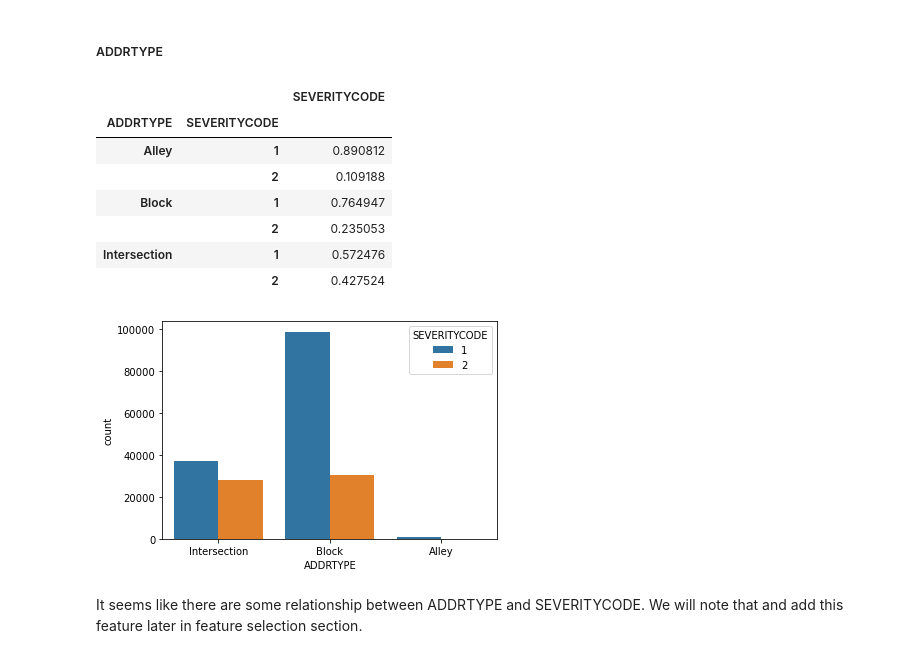
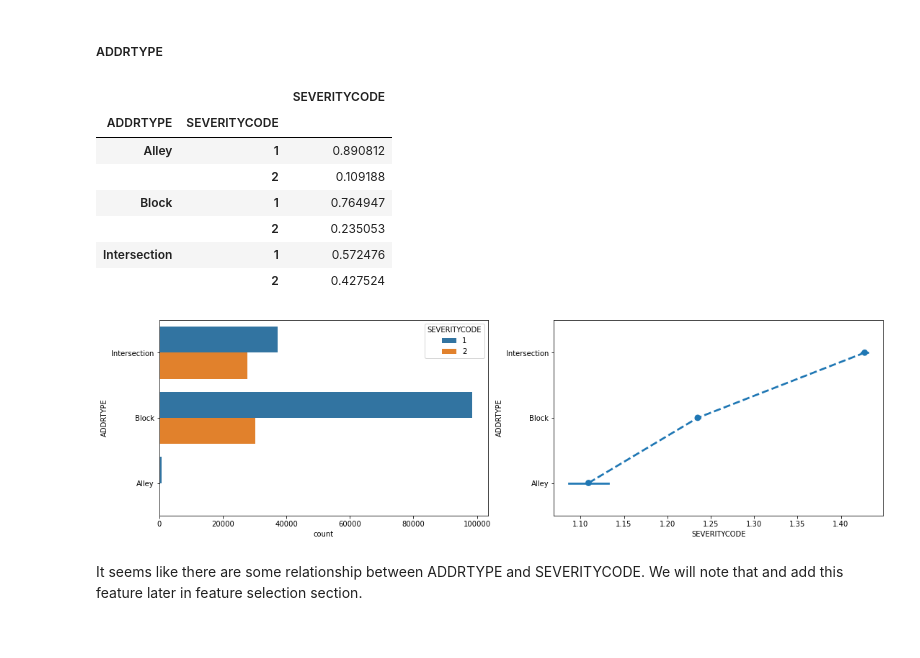
Before and after one commit to Yuanleoluo/Final_Project, a Jupyter notebook: capstoneProject.ipynb, the cells around one changed output. Saved outputs shown, nothing was run; the diff lists cells and outputs as text; code cells hidden in the pictures.

```diff
--- a/capstoneProject.ipynb
+++ b/capstoneProject.ipynb
@@ -209,22 +179,28 @@ fill in missing values with mean or most frequent value, combine features
 # %%
 # Since "Block" is the most frequent option in ADDRTYPE, we will fill all the missing value with it.
 df['ADDRTYPE'] = df['ADDRTYPE'].fillna('Block')
 
 # display graph in relation to SEVERITYCODE
-sn.countplot(data=df, x='ADDRTYPE', hue='SEVERITYCODE')
+fig, ax = plt.subplots(1, 2)
+fig.set_figheight(5)
+fig.set_figwidth(18)
+
+sn.countplot(data=df, y='ADDRTYPE', hue='SEVERITYCODE', ax=ax[0])
+sn.pointplot(x="SEVERITYCODE", y="ADDRTYPE", linestyles=["--"], data=df, ax=ax[1])
+
 
 # display table in relation to SEVERITYCODE
 df.groupby(['ADDRTYPE'])['SEVERITYCODE'].value_counts(normalize=True).to_frame()
 # %% [output]
 |  |  | SEVERITYCODE |
 | ADDRTYPE | SEVERITYCODE |  |
 | Alley | 1 | 0.890812 |
 |  | 2 | 0.109188 |
 | Block | 1 | 0.764947 |
 |  | 2 | 0.235053 |
 | Intersection | 1 | 0.572476 |
 |  | 2 | 0.427524 |
-[figure, old version]
+[figure, new version]
 # %% [markdown]
 It seems like there are some relationship between ADDRTYPE and SEVERITYCODE. We will note that and add this feature later in feature selection section.
 # %% [markdown]
```
Also changed, not shown: parts of 44 cells of this notebook.
